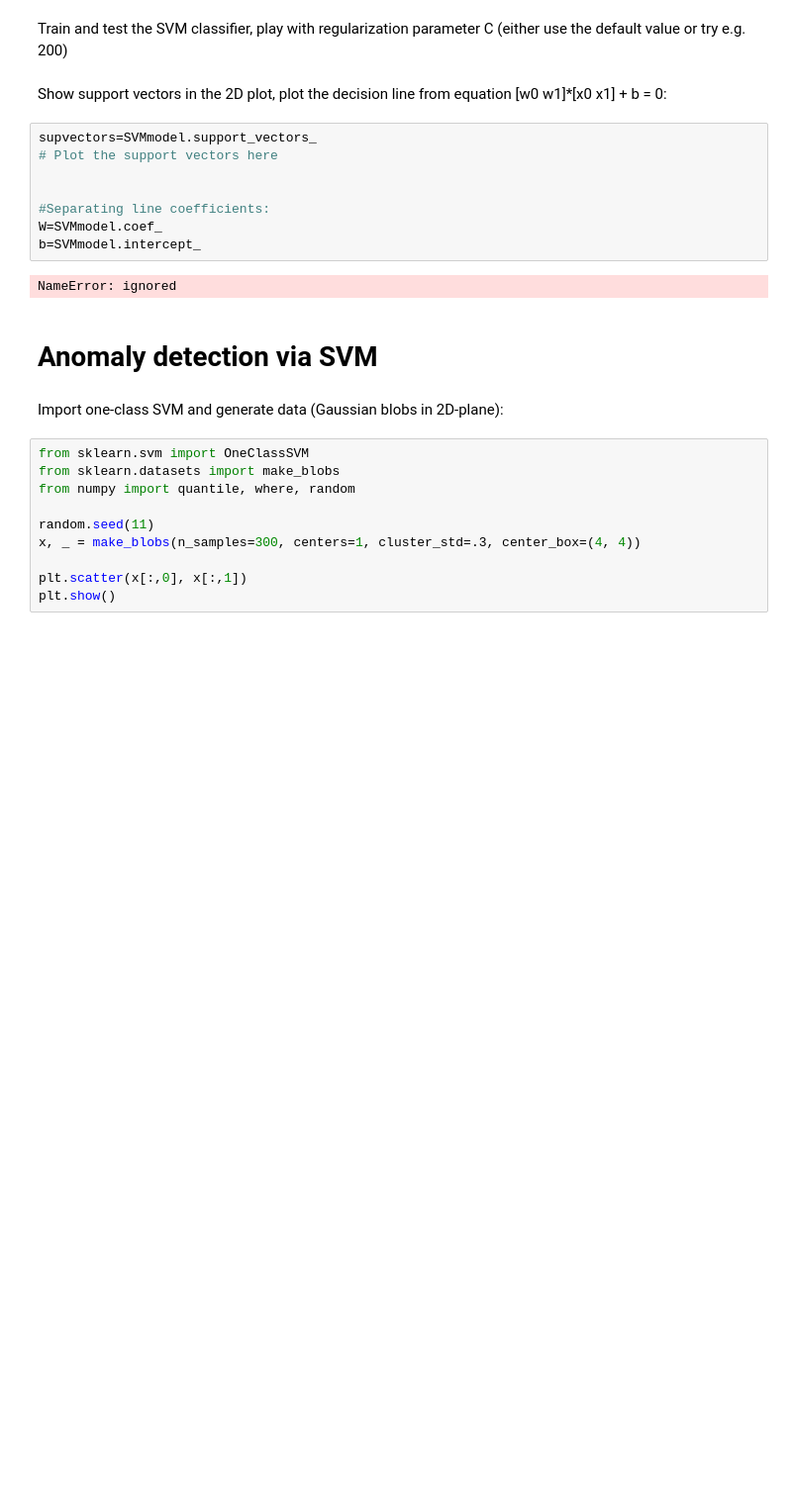
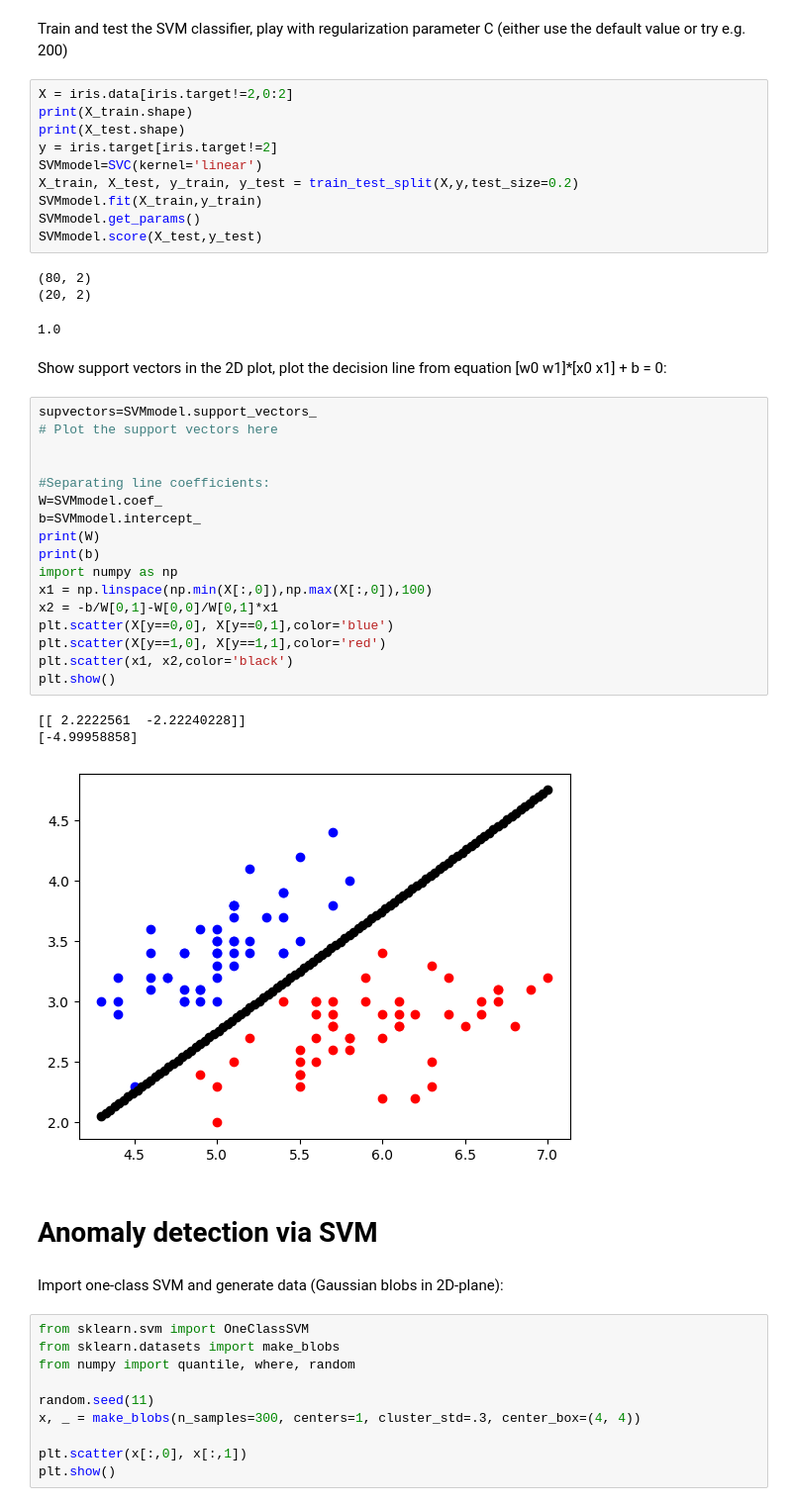
Before and after one commit to SoudruhRomanCZ/KRIVANEK-240642-MLF, a Jupyter notebook: LAB2/MPA_MLF_SVM_2students_comments.ipynb, the cells around one changed output. Shown: that part at 99% size. Saved outputs shown, nothing was run; the diff lists cells and outputs as text; blank space fills up the shorter version.

Commit message:
printed support vector

```diff
--- a/LAB2/MPA_MLF_SVM_2students_comments.ipynb
+++ b/LAB2/MPA_MLF_SVM_2students_comments.ipynb
@@ -46,17 +64,42 @@ import matplotlib.pyplot as plt
 # %% [markdown]
 Train and test the SVM classifier, play with regularization parameter C (either use the default value or try e.g. 200)
+# %%
+X = iris.data[iris.target!=2,0:2]
+print(X_train.shape)
+print(X_test.shape)
+y = iris.target[iris.target!=2]
+SVMmodel=SVC(kernel='linear')
+X_train, X_test, y_train, y_test = train_test_split(X,y,test_size=0.2)
+SVMmodel.fit(X_train,y_train)
+SVMmodel.get_params()
+SVMmodel.score(X_test,y_test)
+# %% [output]
+(80, 2)
+(20, 2)
+1.0
 # %% [markdown]
 Show support vectors in the 2D plot, plot the decision line from equation [w0 w1]*[x0 x1] + b = 0:
-# %%
-supvectors=SVMmodel.support_vectors_
-# Plot the support vectors here
-
-
-#Separating line coefficients:
-W=SVMmodel.coef_
-b=SVMmodel.intercept_
-# %% [output]
-NameError: ignored
+# %%
+supvectors=SVMmodel.support_vectors_
+# Plot the support vectors here
+
+
+#Separating line coefficients:
+W=SVMmodel.coef_
+b=SVMmodel.intercept_
+print(W)
+print(b)
+import numpy as np
+x1 = np.linspace(np.min(X[:,0]),np.max(X[:,0]),100)
+x2 = -b/W[0,1]-W[0,0]/W[0,1]*x1
+plt.scatter(X[y==0,0], X[y==0,1],color='blue')
+plt.scatter(X[y==1,0], X[y==1,1],color='red')
+plt.scatter(x1, x2,color='black')
+plt.show()
+# %% [output]
+[[ 2.2222561  -2.22240228]]
+[-4.99958858]
+[figure, added]
 # %% [markdown]
 # Anomaly detection via SVM
 # %% [markdown]
```
Also changed, not shown: parts of 5 cells of this notebook.
